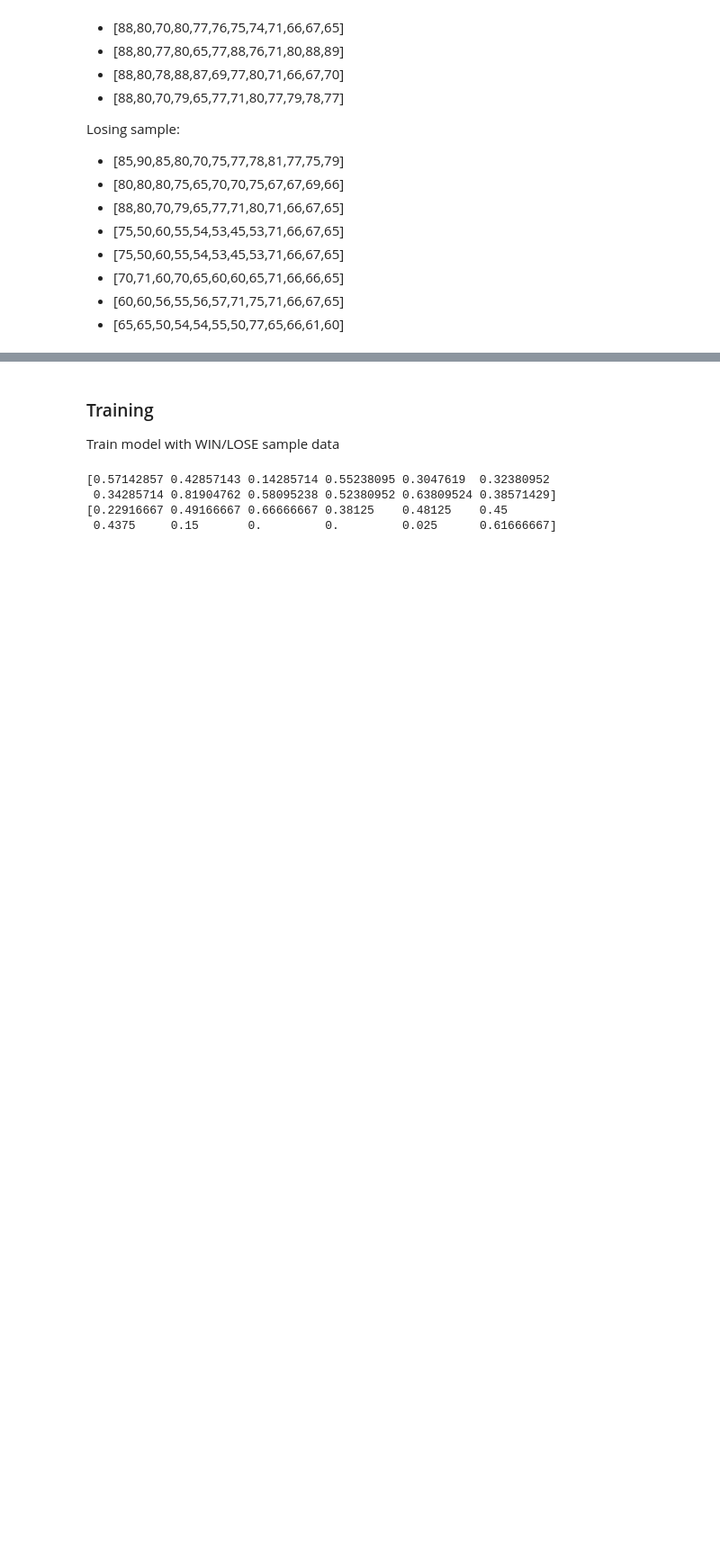
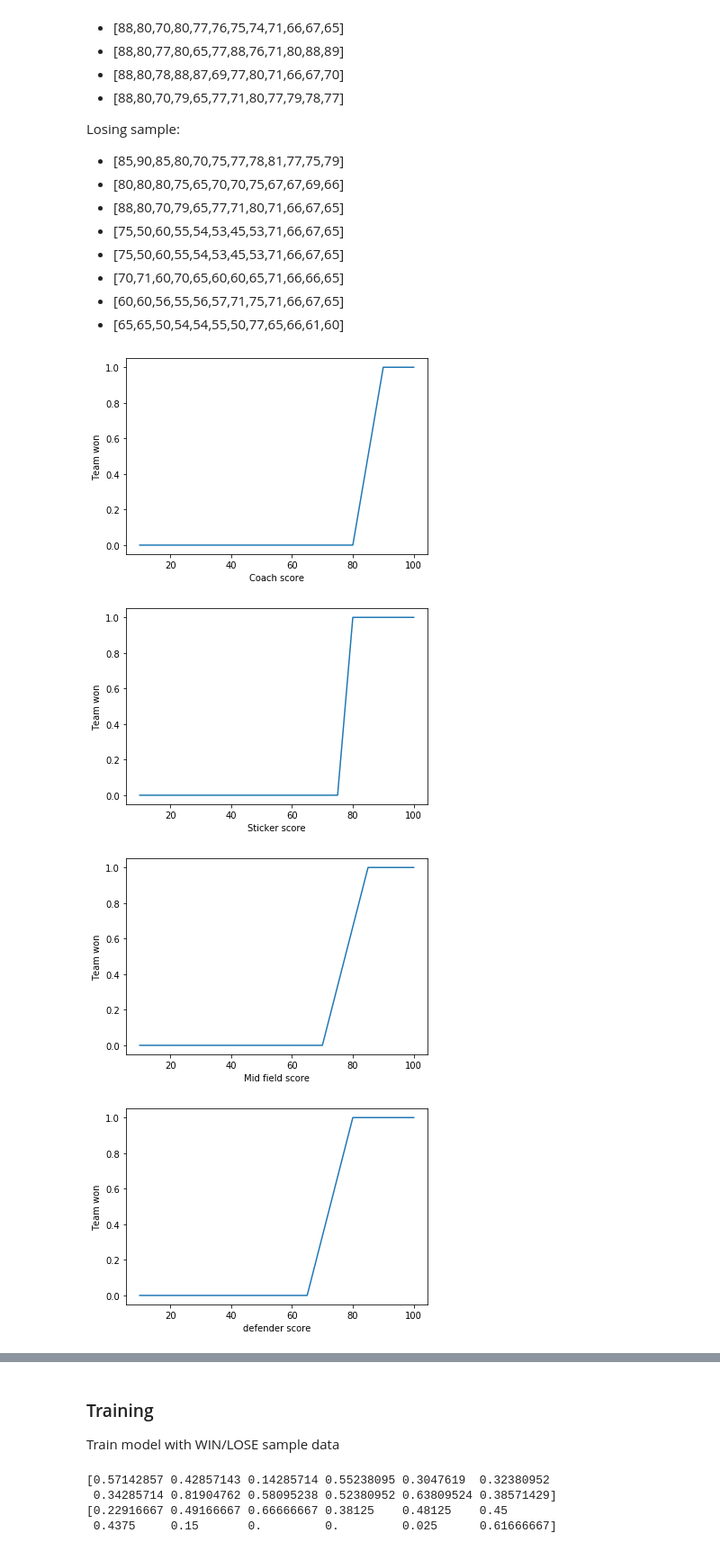
Before and after one commit to RathanakSreang/ai-assignment, a Jupyter notebook: Goal Prediction.ipynb, the cells around one changed output, grey strips where cells are left out. Shown at 90% size. Saved outputs shown, nothing was run; the diff lists cells and outputs as text; code cells hidden in the pictures; blank space fills up the shorter version.

```diff
--- a/Goal Prediction.ipynb
+++ b/Goal Prediction.ipynb
@@ -41,3 +41,35 @@ Losing sample:
 - [70,71,60,70,65,60,60,65,71,66,66,65]
 - [60,60,56,55,56,57,71,75,71,66,67,65]
 - [65,65,50,54,54,55,50,77,65,66,61,60]
+# %%
+%matplotlib inline
+import matplotlib.pyplot as plt
+plt.plot([10, 20, 80, 85, 90, 100], [0, 0, 0, 0.5, 1, 1])
+plt.ylabel('Team won')
+plt.xlabel('Coach score')
+plt.show()
+
+plt.plot([10, 20, 75, 80, 90, 100], [0, 0, 0, 1, 1, 1])
+plt.ylabel('Team won')
+plt.xlabel('Sticker score')
+plt.show()
+
+plt.plot([10, 20, 70, 85, 90, 100], [0, 0, 0, 1, 1, 1])
+plt.ylabel('Team won')
+plt.xlabel('Mid field score')
+plt.show()
+
+plt.plot([10, 20, 65, 80, 90, 100], [0, 0, 0, 1, 1, 1])
+plt.ylabel('Team won')
+plt.xlabel('defender score')
+plt.show()
+
+plt.plot([10, 20, 75, 85, 90, 100], [0, 0, 0, 1, 1, 1])
+plt.ylabel('Team won')
+plt.xlabel('goal score')
+plt.show()
+# %% [output]
+[figure, added]
+[figure, added]
+[figure, added]
+[figure, added]
```
Also changed, not shown: parts of 10 cells of this notebook.
